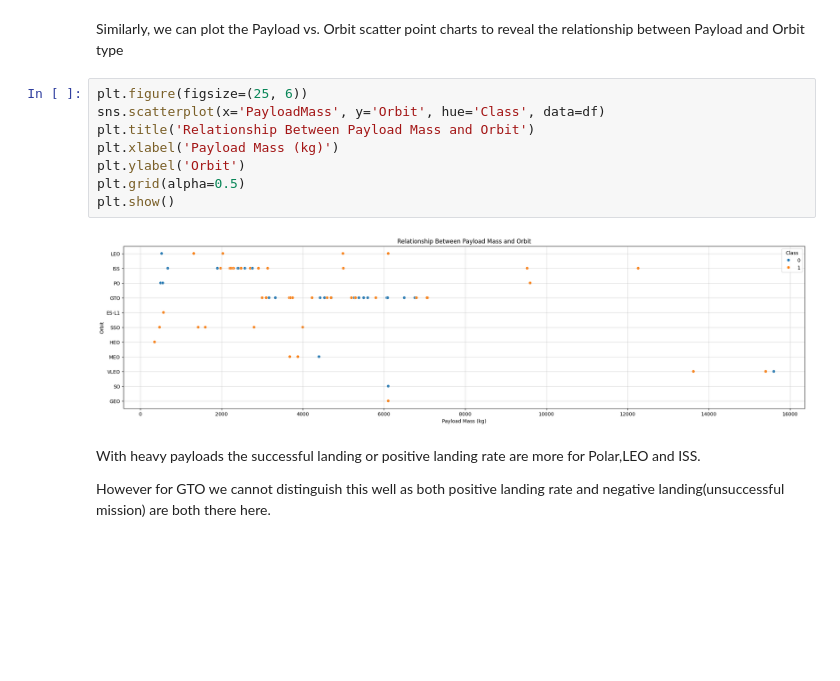
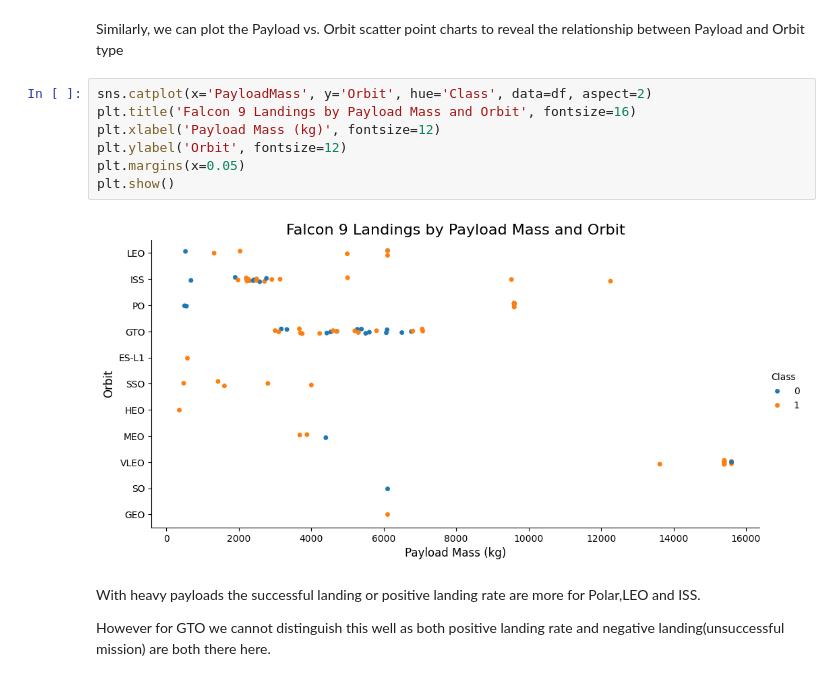
Before and after one commit to hacklert/spaceX, a Jupyter notebook: eda-visualizations.ipynb, the cells around one changed output. Saved outputs shown, nothing was run; the diff lists cells and outputs as text; blank space fills up the shorter version.

```diff
--- a/eda-visualizations.ipynb
+++ b/eda-visualizations.ipynb
@@ -173,15 +167,14 @@ You should see that in the LEO orbit the Success appears related to the number o
 # %% [markdown]
 Similarly, we can plot the Payload vs. Orbit scatter point charts to reveal the relationship between Payload and Orbit type
 # %%
-plt.figure(figsize=(25, 6))
-sns.scatterplot(x='PayloadMass', y='Orbit', hue='Class', data=df)
-plt.title('Relationship Between Payload Mass and Orbit')
-plt.xlabel('Payload Mass (kg)')
-plt.ylabel('Orbit')
-plt.grid(alpha=0.5)
+sns.catplot(x='PayloadMass', y='Orbit', hue='Class', data=df, aspect=2)
+plt.title('Falcon 9 Landings by Payload Mass and Orbit', fontsize=16)
+plt.xlabel('Payload Mass (kg)', fontsize=12)
+plt.ylabel('Orbit', fontsize=12)
+plt.margins(x=0.05)
 plt.show()
 # %% [output]
-[figure, old version]
+[figure, new version]
 # %% [markdown]
 With heavy payloads the successful landing or positive landing rate are more for Polar,LEO and ISS.
 
```
Also changed, not shown: parts of 7 cells of this notebook.
